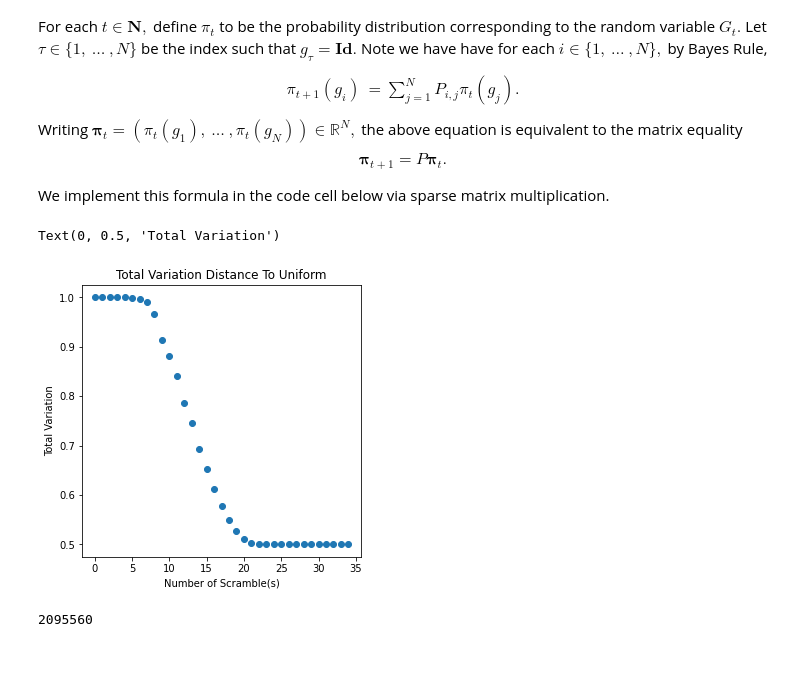
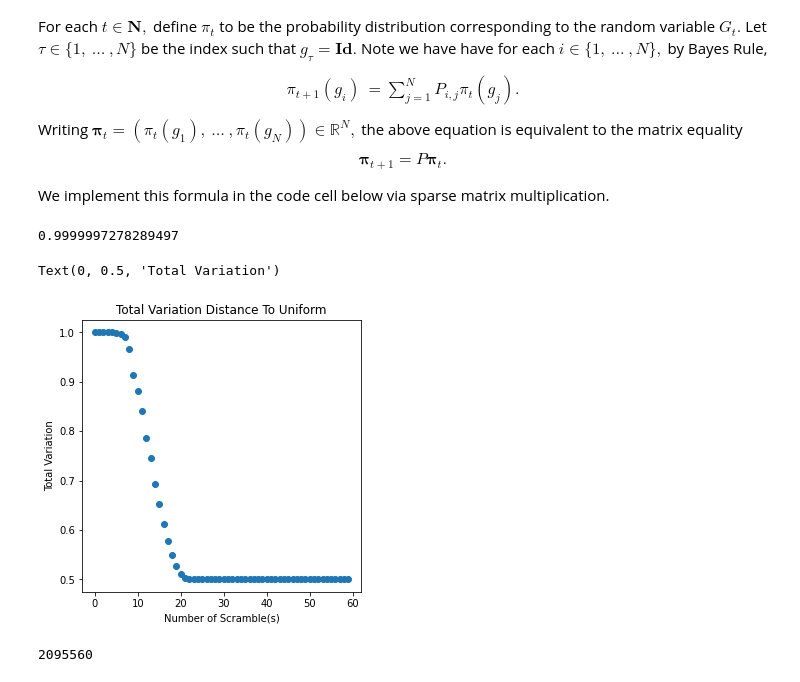
Before and after one commit to vskaush2/RubiksCubeMarkovChain, a Jupyter notebook: RubiksCubeGroupDemo.ipynb, the cells around one changed output. Drawn from its saved outputs; the diff is of its cells as text; code cells hidden in the pictures.

```diff
--- a/RubiksCubeGroupDemo.ipynb
+++ b/RubiksCubeGroupDemo.ipynb
@@ -297,19 +297,23 @@ def get_chain_distribution(dim,transition_matrix,t):
 def get_tv_dist_to_uniform(dim,transition_matrix,t):
     pi=get_chain_distribution(dim,transition_matrix,t)
     N=pi.shape[0]
-    diffs=pi.toarray().flatten()-1/N
+    diffs=pi.toarray().flatten()-1/(N)
     tv_dist=np.linalg.norm(diffs,1)/2
     return tv_dist
+# %%
+get_tv_dist_to_uniform(dim,transition_matrix,0)
+# %% [output]
+0.9999997278289497
 # %%
 fig,ax=plt.subplots(figsize=(5,5))
-tv_dists=[get_tv_dist_to_uniform(dim,transition_matrix,t) for t in range(35)]
+tv_dists=[get_tv_dist_to_uniform(dim,transition_matrix,t) for t in range(60)]
 ax.scatter(range(len(tv_dists)), tv_dists)
 ax.set_title("Total Variation Distance To Uniform")
 ax.set_xlabel("Number of Scramble(s)")
 ax.set_ylabel("Total Variation")
 # %% [output]
 Text(0, 0.5, 'Total Variation')
-[figure, old version]
+[figure, new version]
 # %%
 t=34
 pi=get_chain_distribution(dim,transition_matrix,t)
```
Also changed, not shown: parts of 2 cells of this notebook.
